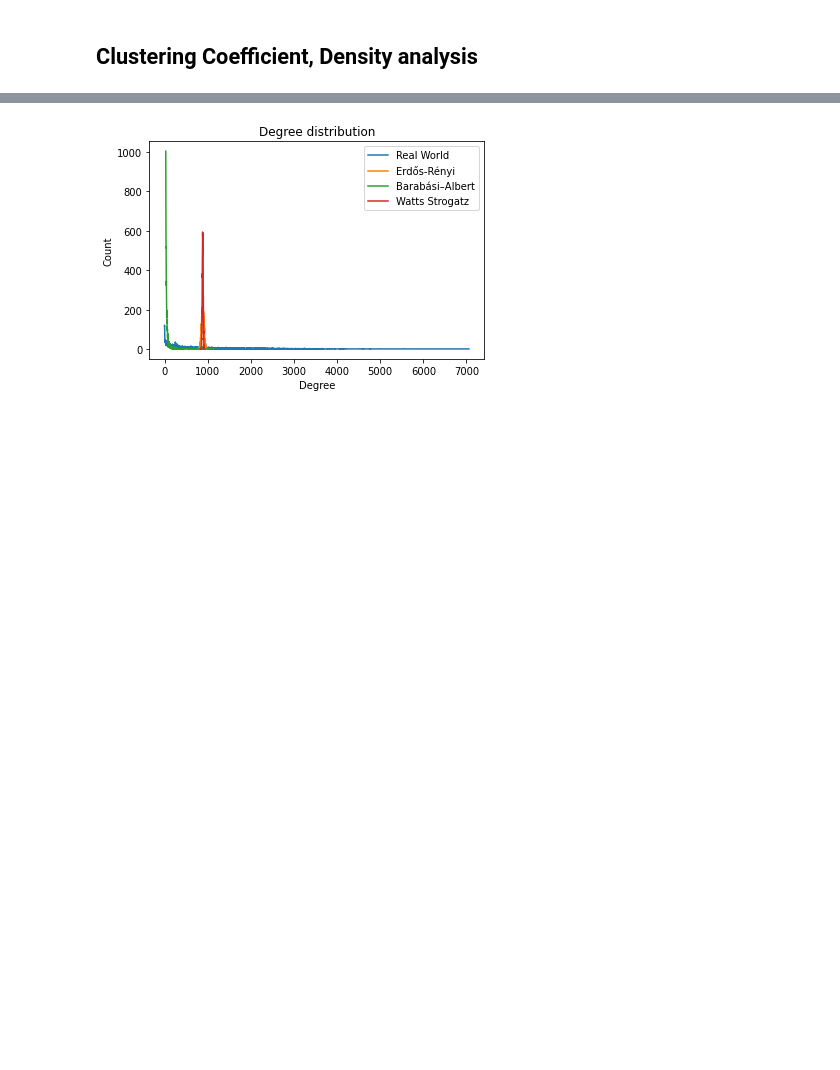
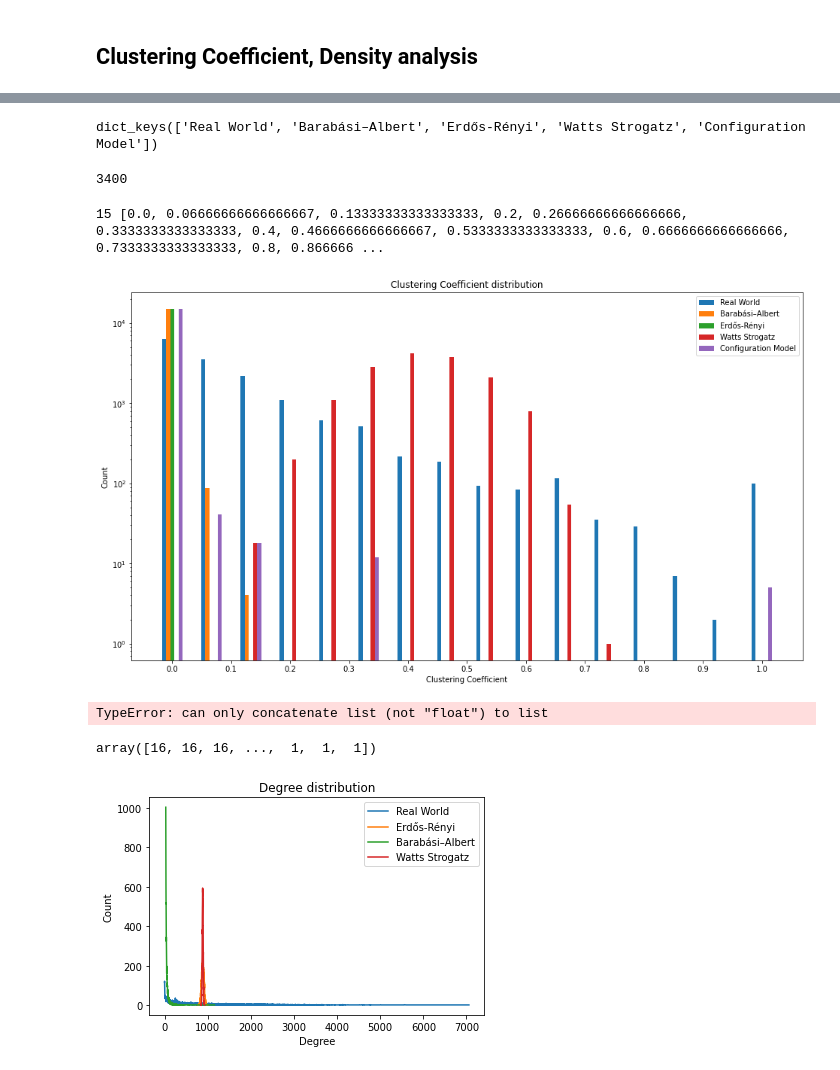
Before and after one commit to carloalbe/TripAdvisor-Tuscany-Restaurant-Social-Network-Analysis, a Jupyter notebook: network_analysis/codes/4 Network Analysis Comparation.ipynb, the cells around one changed output, grey strips where cells are left out. Saved outputs shown, nothing was run; the diff lists cells and outputs as text; code cells hidden in the pictures; blank space fills up the shorter version.

```diff
--- a/network_analysis/codes/4 Network Analysis Comparation.ipynb
+++ b/network_analysis/codes/4 Network Analysis Comparation.ipynb
@@ -222,0 +208,51 @@ plt.show()
+# %%
+clustering_sequences.keys()
+# %% [output]
+dict_keys(['Real World', 'Barabási–Albert', 'Erdős-Rényi', 'Watts Strogatz', 'Configuration Model'])
+# %%
+len(cnt)
+# %% [output]
+3400
+# %%
+from scipy import interpolate
+
+
+k = math.ceil(math.log2(len(clustering_sequences['Real World']))+1) #number o f bins
+bins = np.arange(0,1,1/k)
+bins = list(bins)
+bins.append(1)
+print(k, bins,1/k)
+width = 0.007
+plt.figure(figsize = (16,9))
+i= 0
+for name,seq in clustering_sequences.items():
+
+    clustering_sequence = sorted([c for n,c in seq.items()], reverse=True)  # degree sequence
+    bin_indices = np.digitize(clustering_sequence, bins)
+    cnt = list(0 for _ in range(len(bins)))
+    for bin_id in bin_indices:
+        cnt[bin_id-1] += 1
+
+    plt.bar(np.array(bins)- width*2+width*i,cnt,width,label=name)
+    i+=1
+
+plt.title("Clustering Coefficient distribution")
+plt.ylabel("Count")
+plt.xlabel("Clustering Coefficient")
+plt.xticks([j/10 for j in range(11)])
+
+plt.yscale('log')
+
+plt.legend([name for name in clustering_sequences.keys()])
+plt.show()
+# %% [output]
+15 [0.0, 0.06666666666666667, 0.13333333333333333, 0.2, 0.26666666666666666, 0.3333333333333333, 0.4, 0.4666666666666667, 0.5333333333333333, 0.6, 0.6666666666666666, 0.7333333333333333, 0.8, 0.866666 ...
+[figure, added]
+# %%
+bins+width*i
+# %% [output]
+TypeError: can only concatenate list (not "float") to list
+# %%
+bin_indices
+# %% [output]
+array([16, 16, 16, ...,  1,  1,  1])
```
Also changed, not shown: parts of 40 cells of this notebook, 4 other files.
